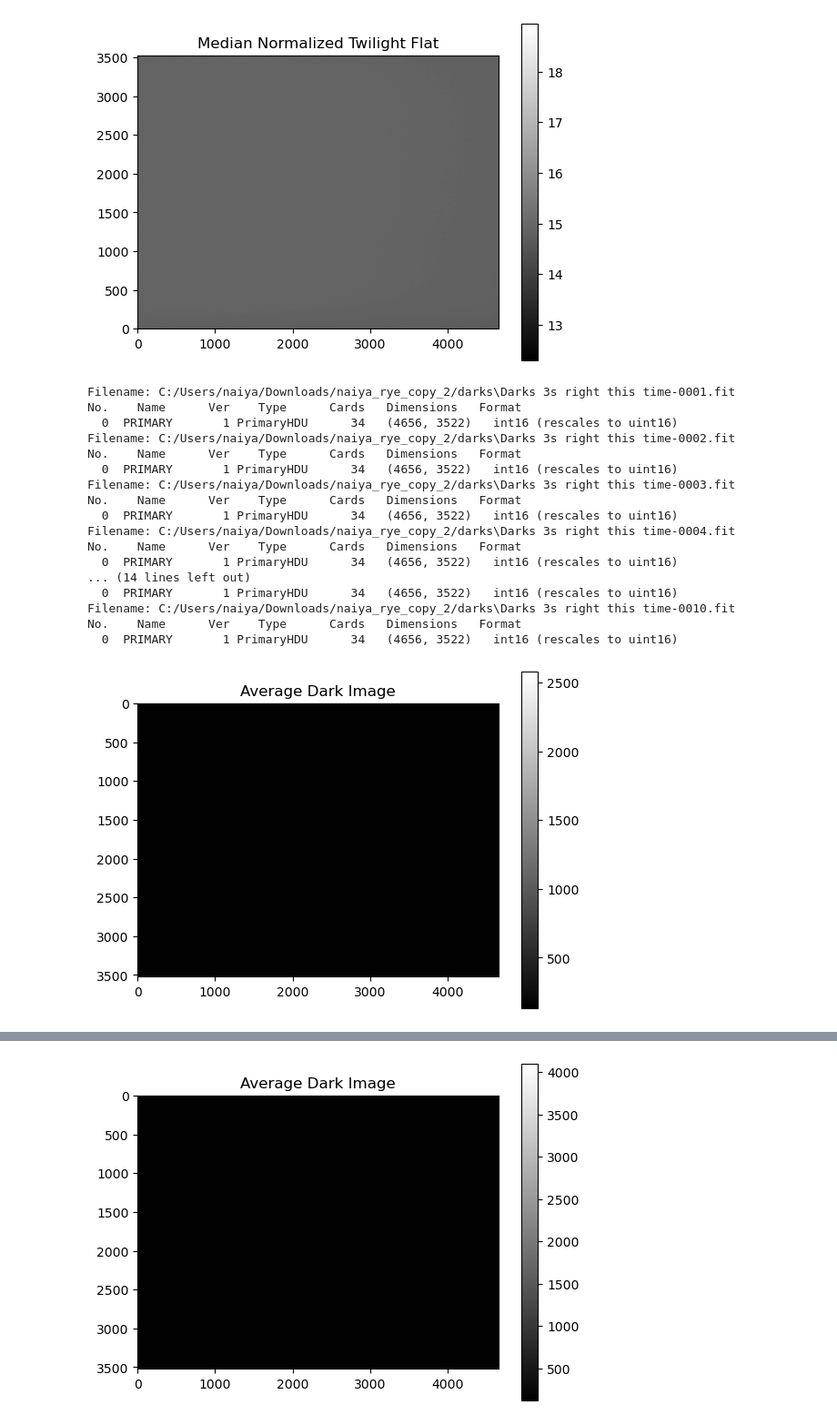
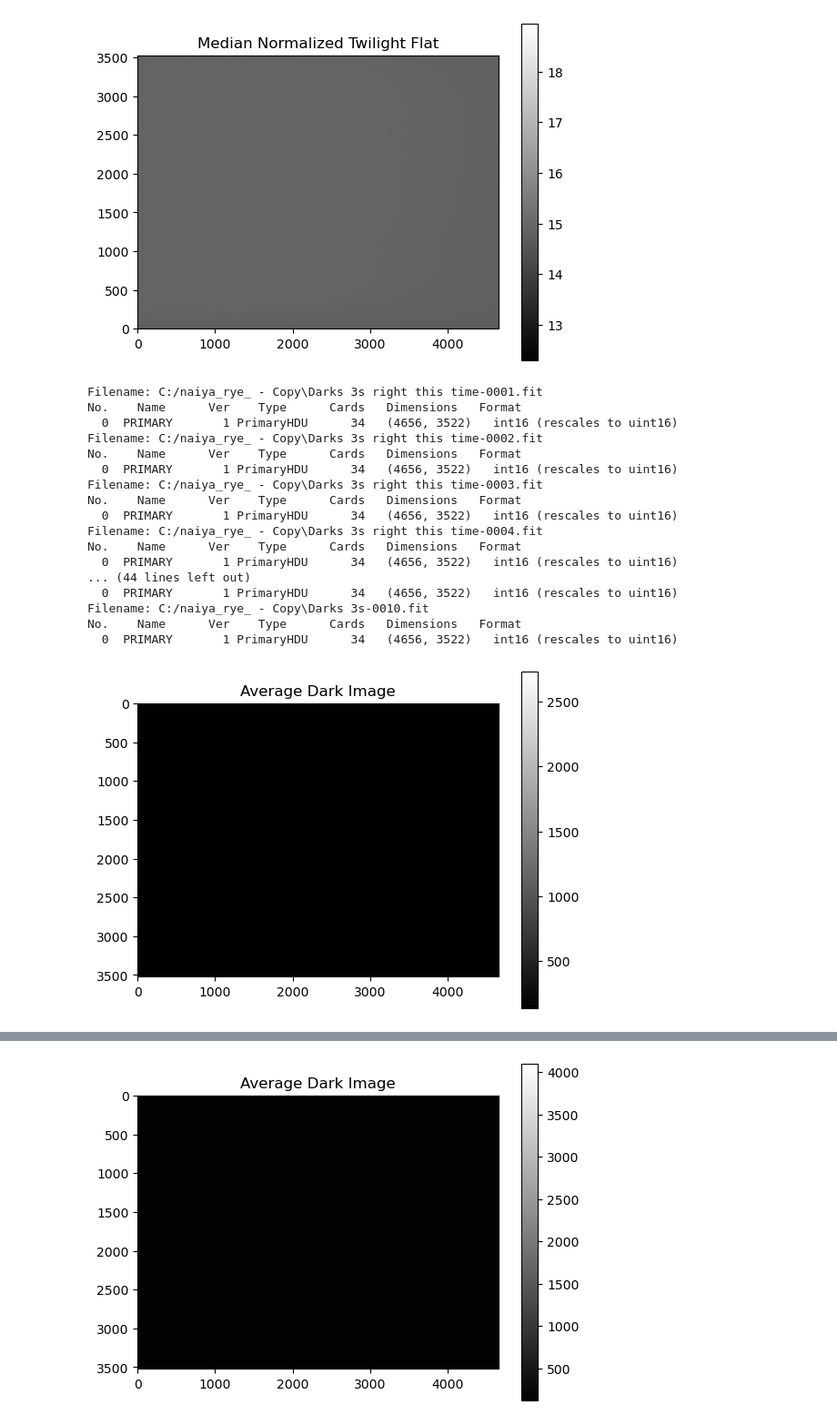
Before and after one commit to nwarren2002/code-astro, a Jupyter notebook: observational_lab1 (4).ipynb, the cells around one changed output, grey strips where cells are left out. Shown: that part at 91% size. Saved outputs shown, nothing was run; the diff lists cells and outputs as text; code cells hidden in the pictures.

```diff
--- a/observational_lab1 (4).ipynb
+++ b/observational_lab1 (4).ipynb
@@ -51,6 +51,6 @@ plt.show()
 # %%
 #Median of that^
-median_bias = np.median(average_image_bias)
+median_bias = np.median(average_image)
 print(median_bias)
 # %% [output]
 153.65
@@ -72,7 +72,7 @@ for file in twilight_flats:
     with fits.open(file) as foo:
         twilight_image = foo[0].data
 
-        normalized_flat = (twilight_image - average_image_bias) / median_bias
+        normalized_flat = (twilight_image - average_image) / median_bias
 
         normalized_twilight_flats.append(normalized_flat)
 # %%
@@ -106,3 +99,0 @@ darks_list_3 = []
-# %%
-def actual_counts(dark_images_3):
-    return dark_images_3 / 16 + 1
@@ -109,36 +103,44 @@ def actual_counts(dark_images_3):
 # %%
-for file in dark_images_3:
+dark_images_path = 'C:/naiya_rye_ - Copy/Darks 3s'
+dark_images_3s = glob.glob(dark_images_path + '*.fit')
+
+darks_list_3s = []
+
+def actual_counts(dark_image_3s):
+    return dark_image_3s / 16 + 1
+
+for file in dark_images_3s:
     with fits.open(file) as foo:
         foo.info()
-        dark_images_3 = foo[0].data
-        fixed_image_3 = actual_counts(dark_images_3)
-        darks_list_3.append(fixed_image_3)
+        dark_image_3s = foo[0].data
+        fixed_image_3s = actual_counts(dark_image_3s)
+        darks_list_3s.append(fixed_image_3s)
 # %% [output]
-Filename: C:/Users/naiya/Downloads/naiya_rye_copy_2/darks\Darks 3s right this time-0001.fit
+Filename: C:/naiya_rye_ - Copy\Darks 3s right this time-0001.fit
 No.    Name      Ver    Type      Cards   Dimensions   Format
   0  PRIMARY       1 PrimaryHDU      34   (4656, 3522)   int16 (rescales to uint16)
-Filename: C:/Users/naiya/Downloads/naiya_rye_copy_2/darks\Darks 3s right this time-0002.fit
+Filename: C:/naiya_rye_ - Copy\Darks 3s right this time-0002.fit
 No.    Name      Ver    Type      Cards   Dimensions   Format
   0  PRIMARY       1 PrimaryHDU      34   (4656, 3522)   int16 (rescales to uint16)
-Filename: C:/Users/naiya/Downloads/naiya_rye_copy_2/darks\Darks 3s right this time-0003.fit
+Filename: C:/naiya_rye_ - Copy\Darks 3s right this time-0003.fit
 No.    Name      Ver    Type      Cards   Dimensions   Format
   0  PRIMARY       1 PrimaryHDU      34   (4656, 3522)   int16 (rescales to uint16)
-Filename: C:/Users/naiya/Downloads/naiya_rye_copy_2/darks\Darks 3s right this time-0004.fit
+Filename: C:/naiya_rye_ - Copy\Darks 3s right this time-0004.fit
 No.    Name      Ver    Type      Cards   Dimensions   Format
   0  PRIMARY       1 PrimaryHDU      34   (4656, 3522)   int16 (rescales to uint16)
-... (14 lines left out)
+... (44 lines left out)
   0  PRIMARY       1 PrimaryHDU      34   (4656, 3522)   int16 (rescales to uint16)
-Filename: C:/Users/naiya/Downloads/naiya_rye_copy_2/darks\Darks 3s right this time-0010.fit
+Filename: C:/naiya_rye_ - Copy\Darks 3s-0010.fit
 No.    Name      Ver    Type      Cards   Dimensions   Format
   0  PRIMARY       1 PrimaryHDU      34   (4656, 3522)   int16 (rescales to uint16)
 # %%
-dark_stack_3 = np.array(darks_list_3)
-average_dark_image = np.mean(dark_stack_3, axis=0)
+dark_stack_3s = np.array(darks_list_3s)
+average_dark_image = np.mean(dark_stack_3s, axis=0)
 
 
 plt.imshow(average_dark_image, cmap='gray')
 plt.colorbar()
 plt.title("Average Dark Image")
 plt.show()
 # %% [output]
-[figure, old version]
+[figure, new version]
```
Also changed, not shown: parts of 34 cells of this notebook.
